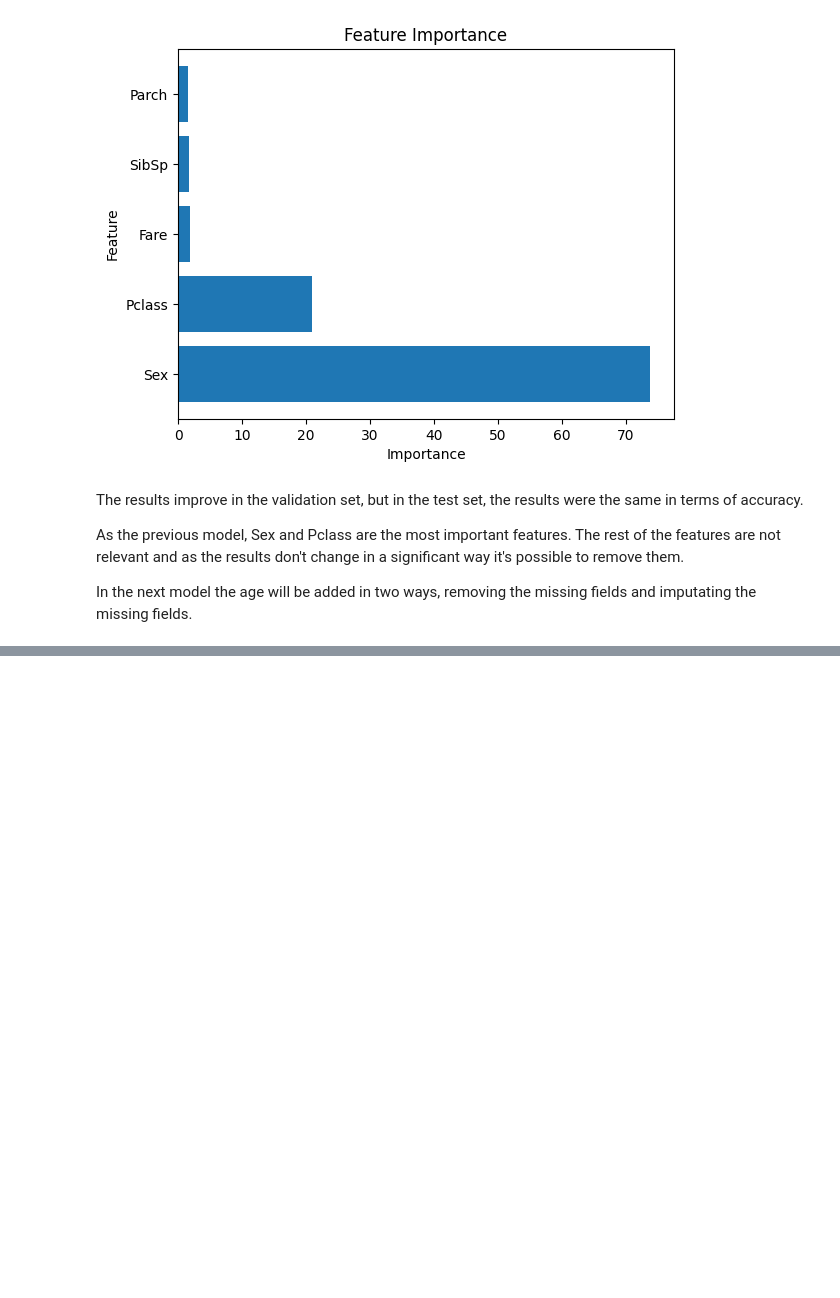
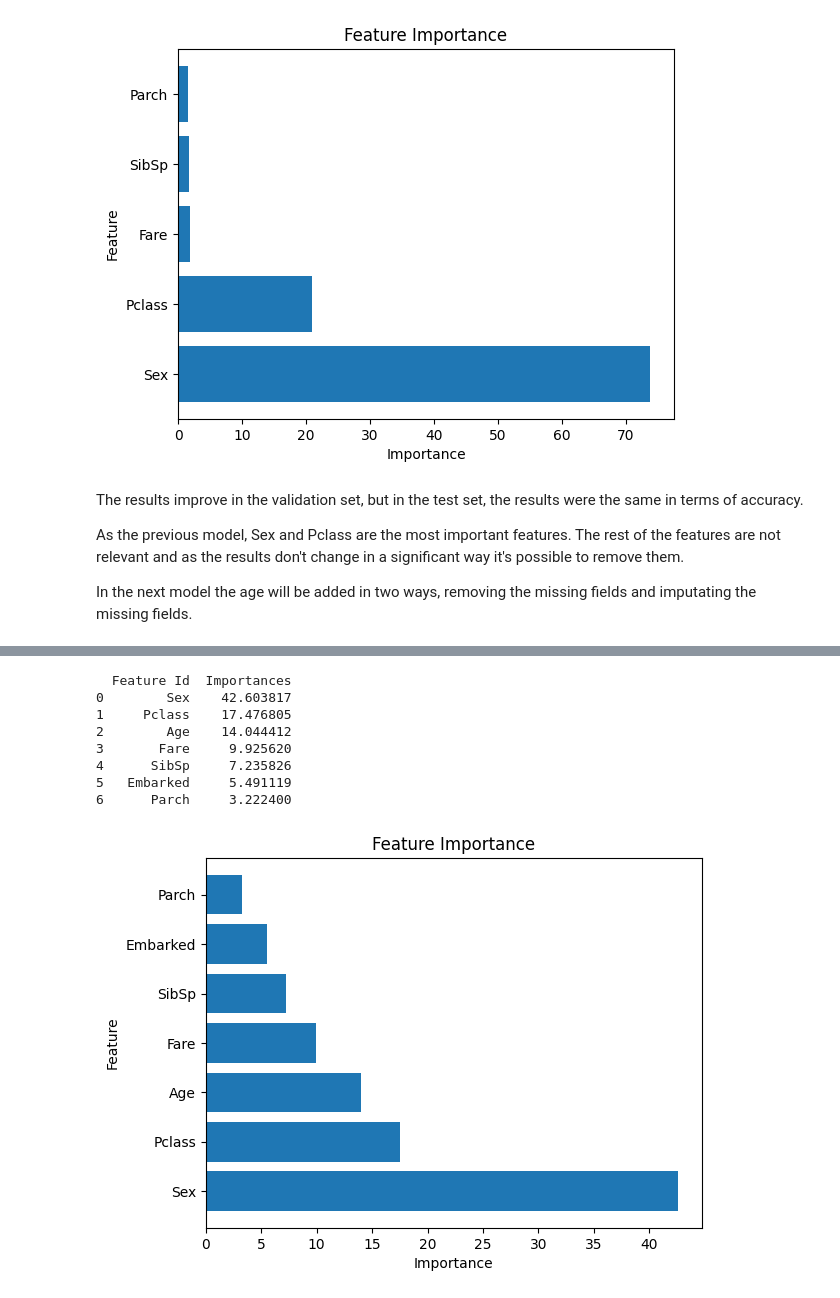
Before and after one commit to nhernandezz970408/Titanic---Machine-Learning-from-Disaster, a Jupyter notebook: notebooks/model-exploration.ipynb, the cells around one changed output, grey strips where cells are left out. Cells and saved outputs as stored; diff of their text form; code cells hidden in the pictures; blank space fills up the shorter version.

```diff
--- a/notebooks/model-exploration.ipynb
+++ b/notebooks/model-exploration.ipynb
@@ -193,0 +410,18 @@ Tiempo estimado hasta aquí: ~1 hour
+# %%
+epochs = 100
+for epoch in range(epochs):
+    vae.train() #Sets the model to training mode.
+    outputs = vae(train_data) #Passes the input through the VAE to get reconstructed outputs.
+    loss = criterion(outputs, train_data) #Calculates the reconstruction loss between original and reconstructed data
+    optimizer.zero_grad() #Resets gradients to zero before backpropagation.
+    loss.backward() #Computes gradients of the loss with respect to model parameters.
+    optimizer.step() #Updates the model parameters using the computed gradients.
+# %%
+vae.eval()
+reconstructed_data = vae(torch.tensor(scaled_data, dtype=torch.float32)).detach().numpy()
+
+# Replace NaN values in the original numerical column
+reconstructed_unscaled = scaler.inverse_transform(reconstructed_data)
+imputed_indices = train_cat_5_original[train_cat_5_original["Age"].isnull()].index
+train_cat_5_original["Age"] = np.where(train_cat_5_original["Age"].isnull(), reconstructed_unscaled[:, 2], train_cat_5_original["Age"])
+train_cat_5_original.head(6)
@@ -193,0 +436,6 @@ Tiempo estimado hasta aquí: ~1 hour
+# %%
+print("Lenght train_cat:", len(train_cat_5_original))
+X_cat_5 = train_cat_5_original.drop('Survived', axis=1)
+y_cat_5 = train_cat_5_original['Survived']
+X_train_cat_5, X_temp_cat_5, y_train_cat_5, y_temp_cat_5 = train_test_split(X_cat_5, y_cat_5, test_size=0.3, random_state=42) #Separate train set
+X_val_cat_5, X_test_cat_5, y_val_cat_5, y_test_cat_5 = train_test_split(X_temp_cat_5, y_temp_cat_5, test_size=0.5, random_state=42) #Create validation and test set
@@ -193,0 +444,11 @@ Tiempo estimado hasta aquí: ~1 hour
+# %%
+train_pool_cat_5 = Pool(data=X_train_cat_5, label=y_train_cat_5)
+val_pool_cat_5 = Pool(data=X_val_cat_5, label=y_val_cat_5)
+#Pool is a data container that contains the training dataset,
+#along with optionally the target variable and details about the categorical features
+cat_model_5 = CatBoostClassifier(eval_metric='Accuracy',
+                               random_seed=42,
+                               verbose=50,
+                               early_stopping_rounds=50
+                              )
+cat_model_5.fit(train_pool_cat_5, eval_set=val_pool_cat_5, verbose=True)
@@ -193,0 +486,19 @@ Tiempo estimado hasta aquí: ~1 hour
+# %%
+feature_importance  = cat_model_5.get_feature_importance(prettified=True)
+print(feature_importance)
+
+plt.barh(feature_importance['Feature Id'], feature_importance['Importances'])
+plt.xlabel('Importance')
+plt.ylabel('Feature')
+plt.title('Feature Importance')
+plt.show()
+# %% [output]
+  Feature Id  Importances
+0        Sex    42.603817
+1     Pclass    17.476805
+2        Age    14.044412
+3       Fare     9.925620
+4      SibSp     7.235826
+5   Embarked     5.491119
+6      Parch     3.222400
+[figure, added]
```
Also changed, not shown: parts of 30 cells of this notebook.
